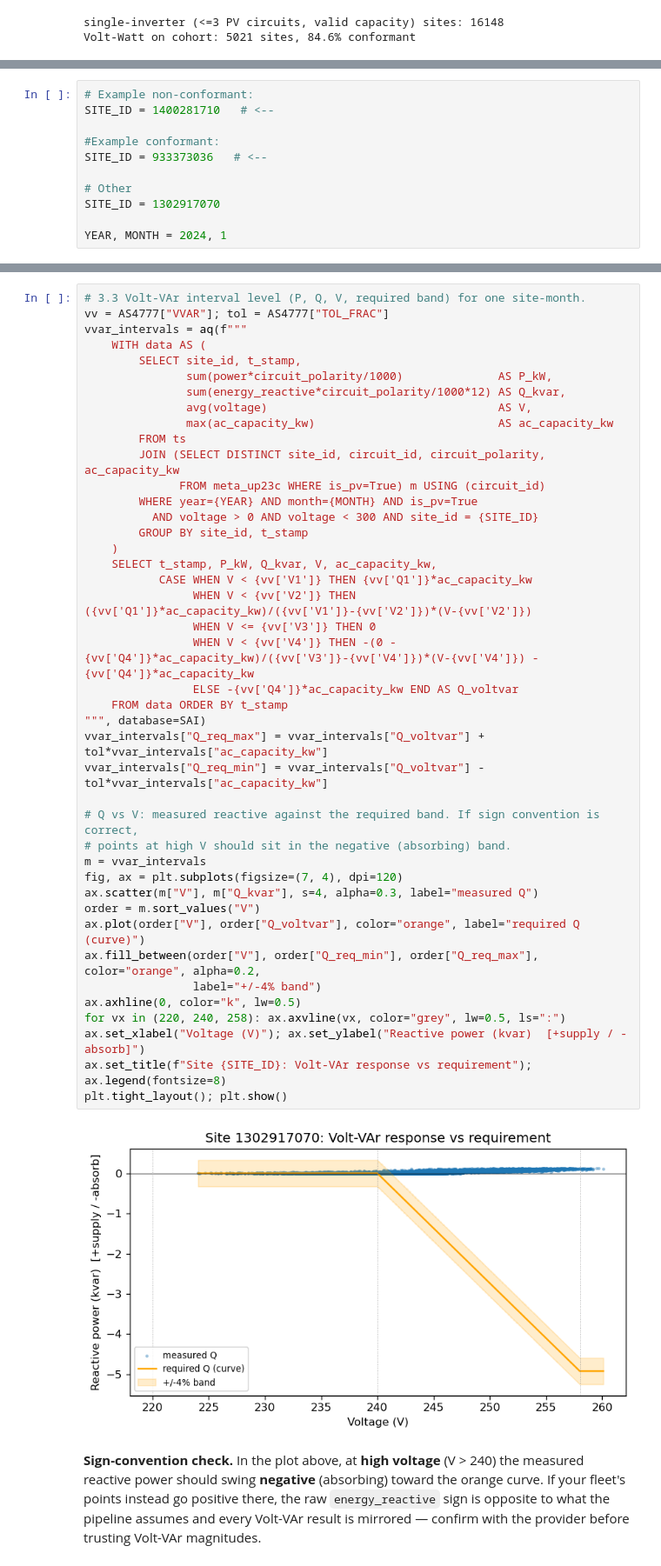
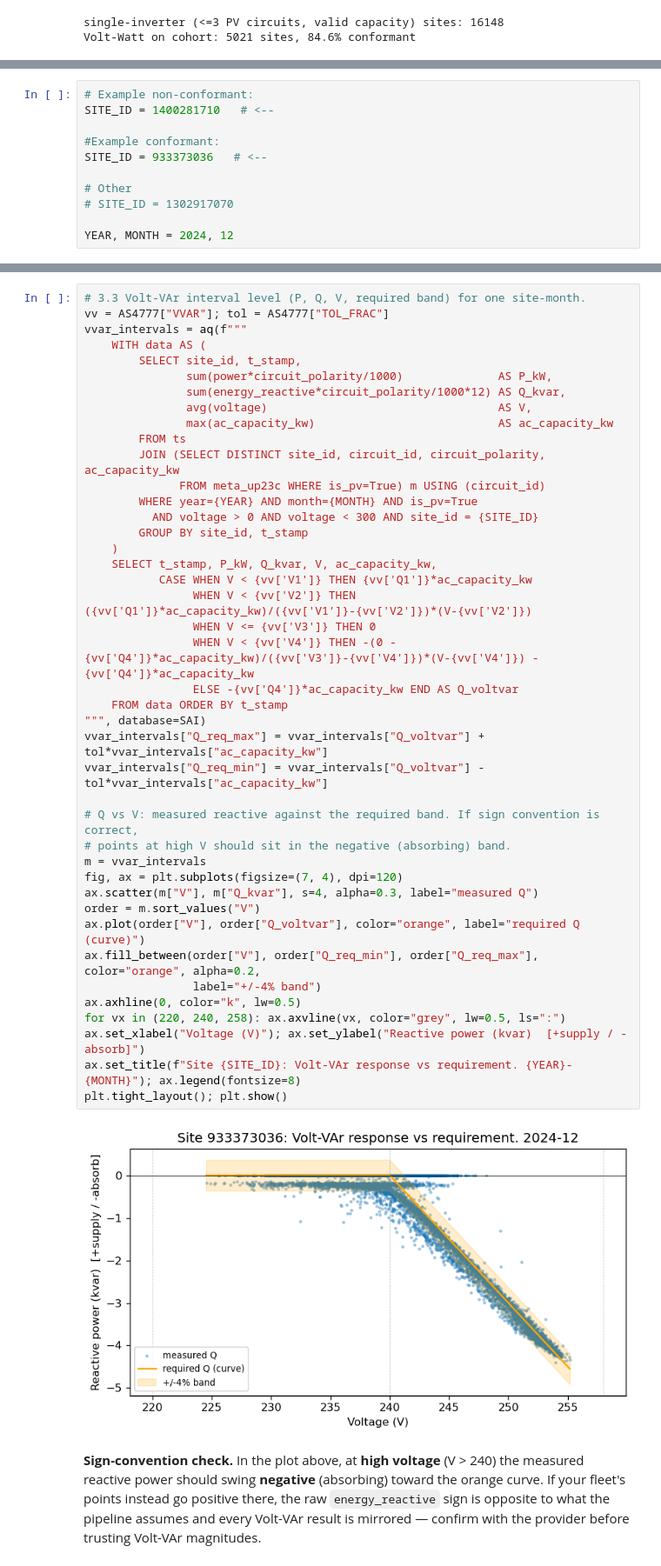
Before and after one commit to UNSW-CEEM/CICCADA, a Jupyter notebook: bms_sa_review/data_query/02_conformance_curtailment_analysis.ipynb, the cells around one changed output, grey strips where cells are left out. Shown at 87% size. Drawn from its saved outputs; the diff is of its cells as text.

Commit message:
adjusted ts_site

```diff
--- a/bms_sa_review/data_query/02_conformance_curtailment_analysis.ipynb
+++ b/bms_sa_review/data_query/02_conformance_curtailment_analysis.ipynb
@@ -782,9 +782,9 @@ SITE_ID = 1400281710   # <--
 SITE_ID = 933373036   # <--
 
 # Other
-SITE_ID = 1302917070
+# SITE_ID = 1302917070
 
-YEAR, MONTH = 2024, 1
+YEAR, MONTH = 2024, 12
 # %%
 # 3.1 Volt-Watt, interval level, reproduced from raw `ts`.
 vw_tol = AS4777["TOL_FRAC"]; v1, v2, p2 = AS4777["VW"]["V1"], AS4777["VW"]["V2"], AS4777["VW"]["P2"]
@@ -1045,35 +1100,35 @@ vvar_intervals = aq(f"""
               FROM meta_up23c WHERE is_pv=True) m USING (circuit_id)
         WHERE year={YEAR} AND month={MONTH} AND is_pv=True
           AND voltage > 0 AND voltage < 300 AND site_id = {SITE_ID}
         GROUP BY site_id, t_stamp
     )
     SELECT t_stamp, P_kW, Q_kvar, V, ac_capacity_kw,
            CASE WHEN V < {vv['V1']} THEN {vv['Q1']}*ac_capacity_kw
                 WHEN V < {vv['V2']} THEN ({vv['Q1']}*ac_capacity_kw)/({vv['V1']}-{vv['V2']})*(V-{vv['V2']})
                 WHEN V <= {vv['V3']} THEN 0
                 WHEN V < {vv['V4']} THEN -(0 - {vv['Q4']}*ac_capacity_kw)/({vv['V3']}-{vv['V4']})*(V-{vv['V4']}) - {vv['Q4']}*ac_capacity_kw
                 ELSE -{vv['Q4']}*ac_capacity_kw END AS Q_voltvar
     FROM data ORDER BY t_stamp
 """, database=SAI)
 vvar_intervals["Q_req_max"] = vvar_intervals["Q_voltvar"] + tol*vvar_intervals["ac_capacity_kw"]
 vvar_intervals["Q_req_min"] = vvar_intervals["Q_voltvar"] - tol*vvar_intervals["ac_capacity_kw"]
 
 # Q vs V: measured reactive against the required band. If sign convention is correct,
 # points at high V should sit in the negative (absorbing) band.
 m = vvar_intervals
 fig, ax = plt.subplots(figsize=(7, 4), dpi=120)
 ax.scatter(m["V"], m["Q_kvar"], s=4, alpha=0.3, label="measured Q")
 order = m.sort_values("V")
 ax.plot(order["V"], order["Q_voltvar"], color="orange", label="required Q (curve)")
 ax.fill_between(order["V"], order["Q_req_min"], order["Q_req_max"], color="orange", alpha=0.2,
                 label="+/-4% band")
 ax.axhline(0, color="k", lw=0.5)
 for vx in (220, 240, 258): ax.axvline(vx, color="grey", lw=0.5, ls=":")
 ax.set_xlabel("Voltage (V)"); ax.set_ylabel("Reactive power (kvar)  [+supply / -absorb]")
-ax.set_title(f"Site {SITE_ID}: Volt-VAr response vs requirement"); ax.legend(fontsize=8)
+ax.set_title(f"Site {SITE_ID}: Volt-VAr response vs requirement. {YEAR}-{MONTH}"); ax.legend(fontsize=8)
 plt.tight_layout(); plt.show()
 # %% [output]
-[figure, old version]
+[figure, new version]
 # %% [markdown]
 **Sign-convention check.** In the plot above, at **high voltage** (V > 240) the measured
 reactive power should swing **negative** (absorbing) toward the orange curve. If your
```
Also changed, not shown: parts of 11 cells of this notebook, 2 other files.
